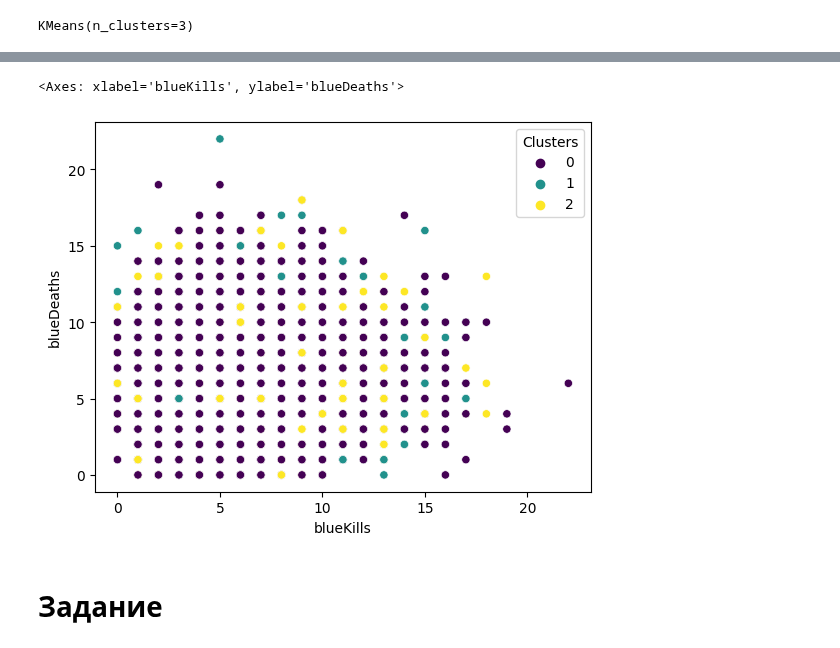
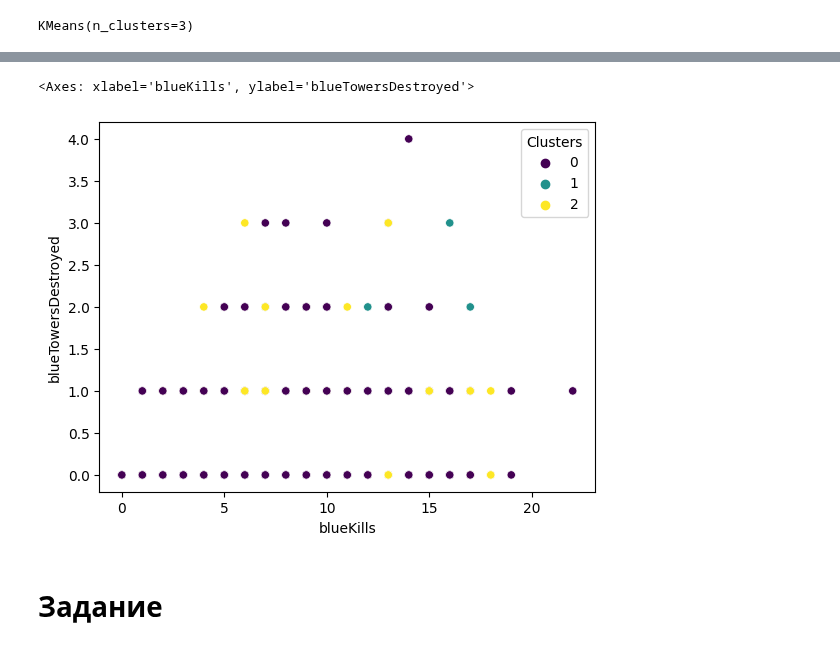
Before and after one commit to vn322/Cod_future, a Jupyter notebook: Scikit_learn.ipynb, the cells around one changed output, grey strips where cells are left out. Saved outputs shown, nothing was run; the diff lists cells and outputs as text; code cells hidden in the pictures.

```diff
--- a/Scikit_learn.ipynb
+++ b/Scikit_learn.ipynb
@@ -498,9 +521,9 @@ array([[ 4.48806685e+09,  2.00000000e+00,  5.06538462e-01,
 # %%
 lol['Clusters'] = km.labels_
-sns.scatterplot(x="blueKills", y="blueDeaths",hue = 'Clusters',  data=lol, palette='viridis')
+sns.scatterplot(x="blueKills", y="blueTowersDestroyed",hue = 'Clusters',  data=lol, palette='viridis')
 # %% [output]
-<Axes: xlabel='blueKills', ylabel='blueDeaths'>
+<Axes: xlabel='blueKills', ylabel='blueTowersDestroyed'>
-[figure, old version]
+[figure, new version]
 # %% [markdown]
 # Задание
 # %% [markdown]
```
Also changed, not shown: parts of 3 cells of this notebook.
